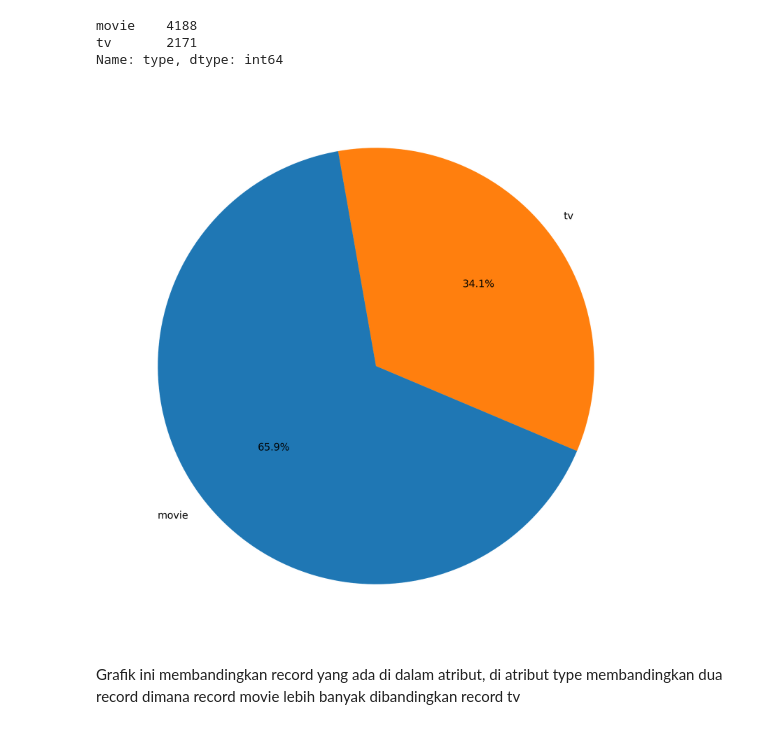
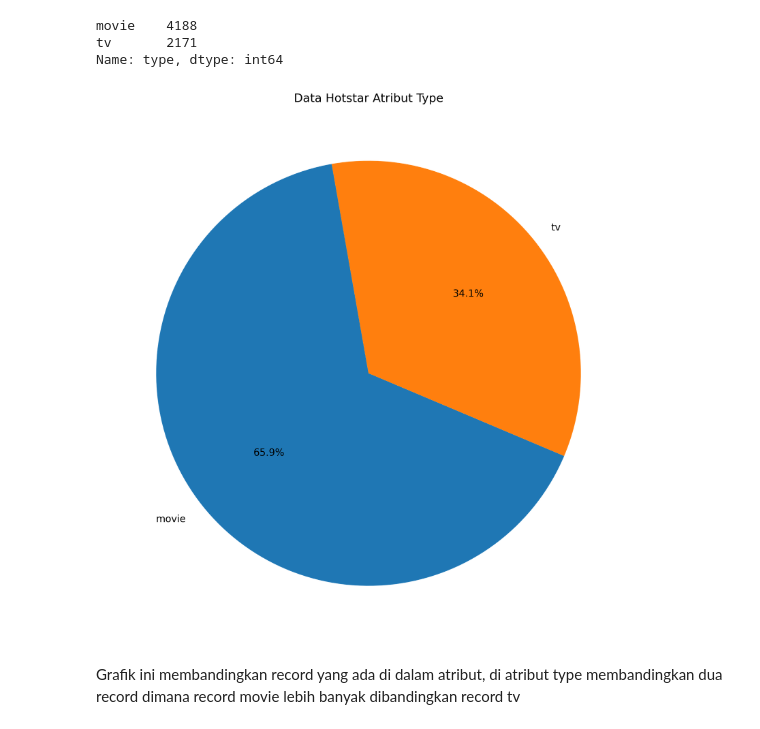
Before and after one commit to nandashptnaa/KB_B2, a Jupyter notebook: Posttest_KB_3/Posttest3.ipynb, the cells around one changed output. Saved outputs shown, nothing was run; the diff lists cells and outputs as text; code cells hidden in the pictures.

```diff
--- a/Posttest_KB_3/Posttest3.ipynb
+++ b/Posttest_KB_3/Posttest3.ipynb
@@ -72,9 +72,10 @@ labels = dataset['type'].value_counts().rename_axis('Tipe').reset_index(name = '
 # %%
 plt.figure(figsize=(10,10), dpi=300)
 plt.pie(dataset['type'].value_counts(),
  labels = labels['Tipe'], autopct = '%.1f%%', startangle = 100)
+plt.title('Data Hotstar Atribut Type')
 plt.show()
 # %% [output]
-[figure, old version]
+[figure, new version]
 # %% [markdown]
 Grafik ini membandingkan record yang ada di dalam atribut, di atribut type membandingkan dua record dimana record movie lebih banyak dibandingkan record tv
```
